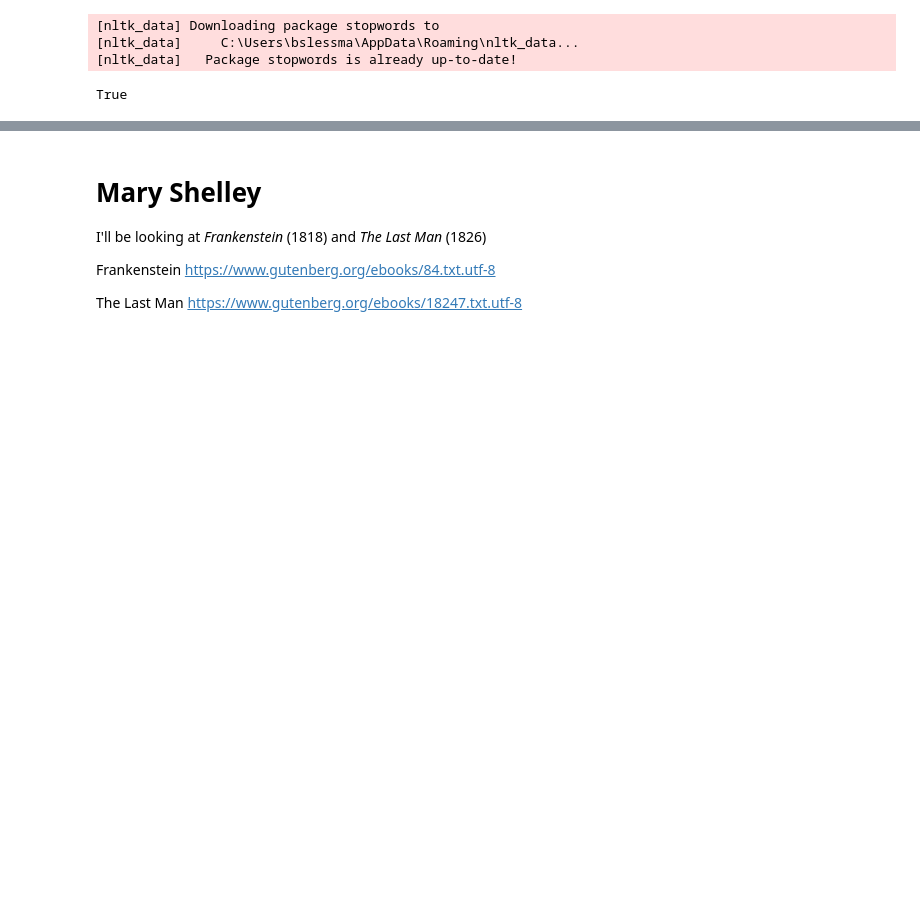
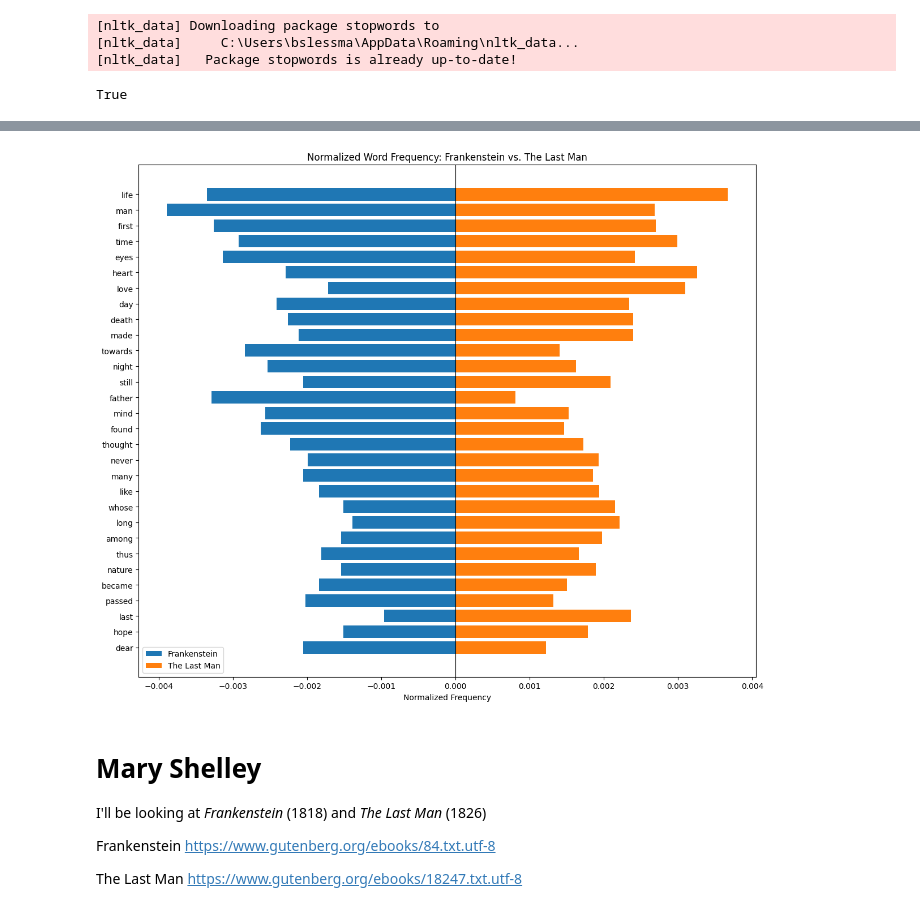
Before and after one commit to breanna-s/MiniProject1, a Jupyter notebook: bslessma.ipynb, the cells around one changed output, grey strips where cells are left out. Cells and saved outputs as stored; diff of their text form; code cells hidden in the pictures; blank space fills up the shorter version.

```diff
--- a/bslessma.ipynb
+++ b/bslessma.ipynb
@@ -213,3 +270,59 @@ plt.show()
+# %%
+# Normalized + Filtered
+# Normalized Freq
+total = sum(Frankenstein_filtered_freq.values())
+Frankenstein_norm_filtered_freq = Counter({key: count / total for key, count in Frankenstein_filtered_freq.items()})
+
+total = sum(TheLastMan_filtered_freq.values())
+TheLastMan_norm_filtered_freq = Counter({key: count / total for key, count in TheLastMan_filtered_freq.items()})
+
+# Get the top 30 words across BOTH books
+all_words = set(Frankenstein_norm_filtered_freq) | set(TheLastMan_norm_filtered_freq)
+
+combined = Counter({
+    word: Frankenstein_norm_filtered_freq.get(word, 0) + TheLastMan_norm_filtered_freq.get(word, 0)
+    for word in all_words
+})
+
+top_words = [word for word, freq in combined.most_common(30)]
+
+# Get normalized frequencies for each book
+frank_values = [Frankenstein_norm_filtered_freq.get(word, 0) for word in top_words]
+lastman_values = [TheLastMan_norm_filtered_freq.get(word, 0) for word in top_words]
+
+# Reverse so largest words are toward the top
+top_words = top_words[::-1]
+frank_values = frank_values[::-1]
+lastman_values = lastman_values[::-1]
+
+
+# Normalized
+fig, ax = plt.subplots(figsize=(12, 10))
+
+y = np.arange(len(top_words))
+
+# Frankenstein goes to the LEFT
+ax.barh(y, [-x for x in frank_values], label="Frankenstein")
+
+# The Last Man goes to the RIGHT
+ax.barh(y, lastman_values, label="The Last Man")
+
+# Put word labels in the middle
+ax.set_yticks(y)
+ax.set_yticklabels(top_words)
+
+# Formatting
+ax.axvline(0, color="black", linewidth=0.8)
+
+ax.set_xlabel("Normalized Frequency")
+ax.set_title("Normalized Word Frequency: Frankenstein vs. The Last Man")
+
+ax.legend()
+
+plt.tight_layout()
+plt.show()
+# %% [output]
+[figure, added]
 # %% [markdown]
 # Mary Shelley
 I'll be looking at *Frankenstein* (1818) and *The Last Man* (1826)
```
Also changed, not shown: parts of 5 cells of this notebook.
